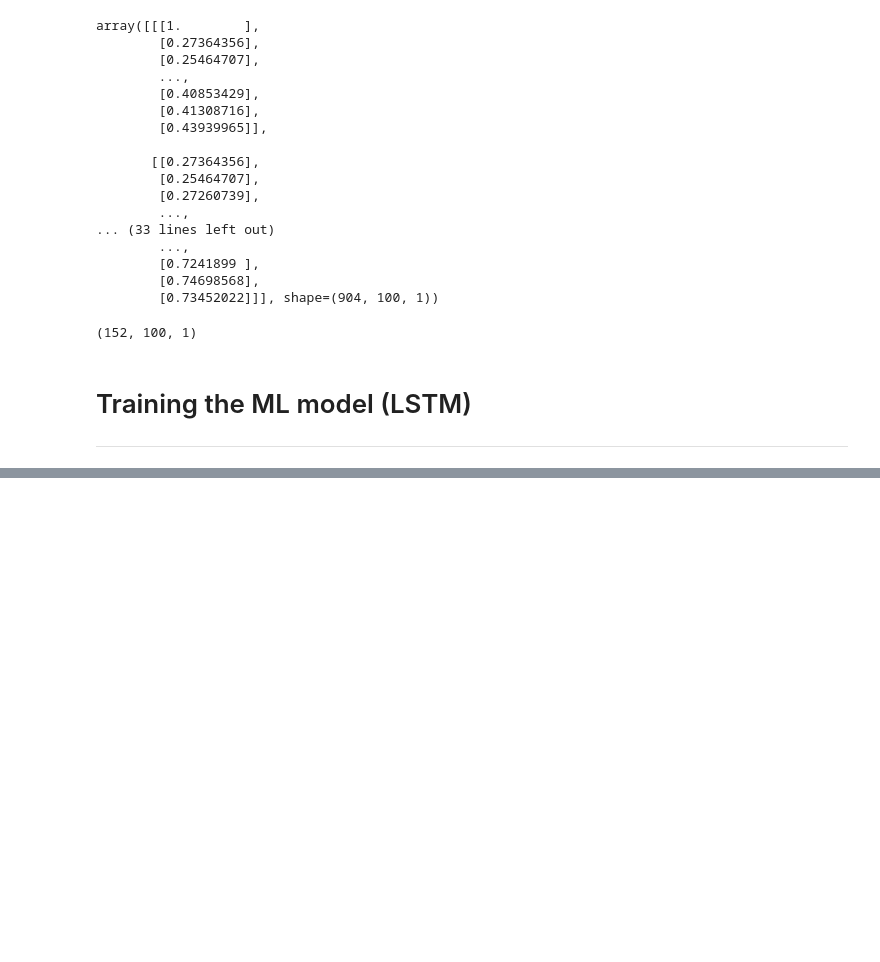
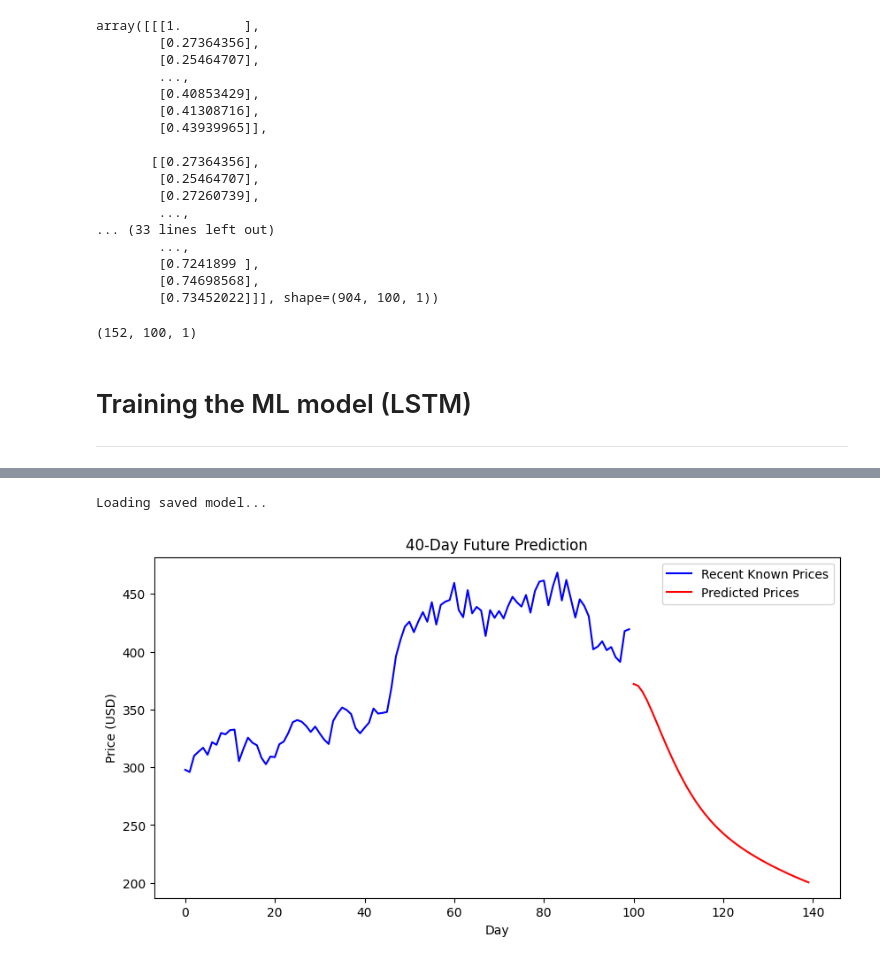
Before and after one commit to TheErickLiu/ACECoding_ML, a Jupyter notebook: LSTM_model.ipynb, the cells around one changed output, grey strips where cells are left out. Cells and saved outputs as stored; diff of their text form; code cells hidden in the pictures; blank space fills up the shorter version.

Commit message:
New Predict Future feature

```diff
--- a/LSTM_model.ipynb
+++ b/LSTM_model.ipynb
@@ -382,0 +388,64 @@ IntProgress(value=0, bar_style='info', description='Training:', max=20)
+# %%
+import os
+import numpy as np
+import matplotlib.pyplot as plt
+import tensorflow as tf
+from tensorflow.keras.models import load_model
+from sklearn.preprocessing import MinMaxScaler
+
+days_ahead = int(input("Enter number of days to predict ahead: "))
+model_path = "keras_model.h5"
+
+if not os.path.exists(model_path):
+    print("ERROR: keras_model.h5 not found. Please train a model first.")
+else:
+
+    print("Loading saved model...")
+    model = load_model(model_path)
+
+    window_size = 100
+
+    close_prices = df[['Close']].values
+
+    scaler = MinMaxScaler(feature_range=(0,1))
+    scaled_data = scaler.fit_transform(close_prices)
+    last_window = scaled_data[-window_size:]
+
+    predictions = []
+    current_window = last_window.copy()
+
+    for _ in range(days_ahead):
+        input_data = current_window.reshape(1, window_size, 1)
+        next_pred = model.predict(input_data, verbose=0)
+
+        predictions.append(next_pred[0,0])
+
+        current_window = np.vstack((current_window[1:], next_pred))
+
+    predictions = np.array(predictions).reshape(-1,1)
+    predicted_prices = scaler.inverse_transform(predictions).flatten()
+
+
+    previous_days = 100
+
+    if previous_days > 0:
+        recent_known = close_prices[-previous_days:].flatten()
+    else:
+        recent_known = np.array([])
+
+    plt.figure(figsize=(10,5))
+
+    x_known = range(len(recent_known))
+    x_pred = range(len(recent_known), len(recent_known) + len(predicted_prices))
+
+    if previous_days > 0:
+        plt.plot(x_known, recent_known, color='blue', label="Recent Known Prices")
+
+    plt.plot(x_pred, predicted_prices, color='red', label="Predicted Prices")
+
+    plt.xlabel("Day")
+    plt.ylabel("Price (USD)")
+    plt.title(f"{days_ahead}-Day Future Prediction")
+    plt.legend()
+    plt.show()
+# %% [output]
@@ -382,0 +453,2 @@ IntProgress(value=0, bar_style='info', description='Training:', max=20)
+Loading saved model...
+[figure, added]
```
Also changed, not shown: parts of 3 cells of this notebook, 1 other file.
